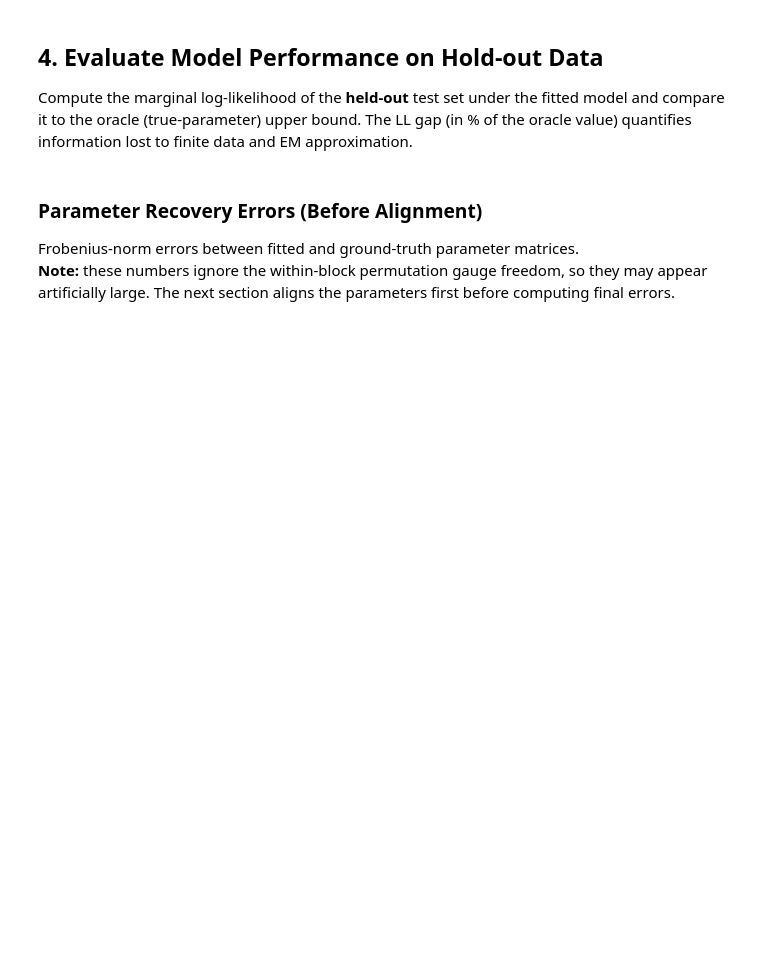
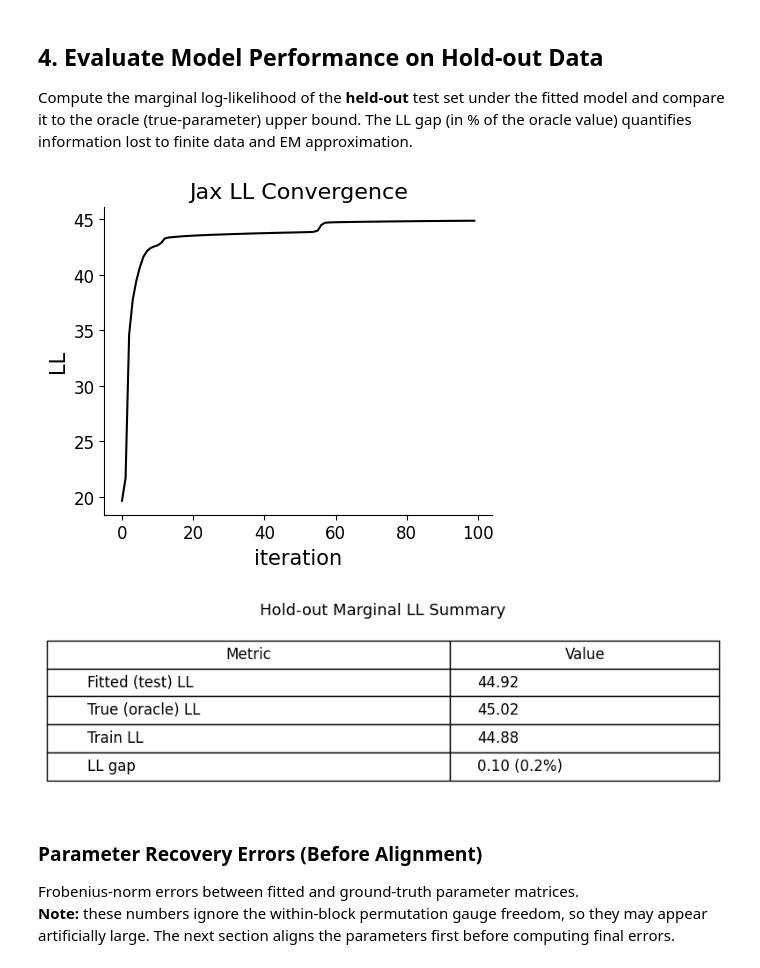
Before and after one commit to kasherri/CTDS, a Jupyter notebook: notebooks/exp0_benchmark.ipynb, the cells around one changed output. Saved outputs shown, nothing was run; the diff lists cells and outputs as text; code cells hidden in the pictures; blank space fills up the shorter version.

```diff
--- a/notebooks/exp0_benchmark.ipynb
+++ b/notebooks/exp0_benchmark.ipynb
@@ -367,8 +389,8 @@ Initialize the model from observations and fit using EM algorithm.
 # %%
 # divide into train and test datasets
 num_train_trials = int(0.8*sample)
-train_datas = batched_observations[:num_train_trials]
-test_datas = batched_observations[num_train_trials:]
+test_datas = batched_observations[:num_train_trials]
+train_datas = batched_observations[num_train_trials:]
 
 #update inital params
 m1=jnp.mean(batched_states[:,0,:], axis=0)
@@ -418,6 +450,10 @@ print(f"✅ Initialization completed in {init_time:.2f} seconds")
 
 Ground-truth parameters and the NMF-initialized parameters are saved to `benchmark_results.pkl` so the SSM comparison section below can reload them without re-running the full generation step.
 # %%
+#compute LL of initialized model
+init_model_train_ll = jnp.mean(vmap_log_prob(demo_params_init, train_datas))
+print(f"Initial model train LL: {init_model_train_ll/T:.4f}")
+
 #save as pickle so we can use these same parameters elsewhere
 save_dir = "/Users/kash/Documents/PNI/Cell_type_dynamical_system"
 os.makedirs(save_dir, exist_ok=True)
@@ -442,6 +478,8 @@ init_params = {
     "C_init": np.array(demo_params_init.emissions.weights),
     "Q_init": np.array(demo_params_init.dynamics.cov),
     "R_init": np.array(demo_params_init.emissions.cov),
+    "init_cov": np.array(demo_params_init.initial.cov),
+    "init_ll": float(init_model_train_ll),
 }
 
 with open(os.path.join(save_dir, "init_params.pkl"), "wb") as f:
@@ -509,38 +561,41 @@ print(f"  Fitted (test):    {fitted_test_ll:.2f} ")
 print(f"  True   (oracle):  {true_test_ll:.2f}")
 print(f"  Train  LL:        {train_ll:.2f}")
 print(f"  LL gap:           {ll_gap:.2f}  ({ll_gap_pct:.1f}% of true LL)")
 """
 #plot logs
 plt.figure(figsize=(5, 4))
-plt.title('LL Convergence', fontsize=16)  # add this line
-plt.plot(test_lls[1:], color = 'k')
+plt.title('Jax LL Convergence', fontsize=16)  # add this line
+plt.plot(test_lls, color = 'k')
 plt.gca().spines['right'].set_visible(False)
 plt.gca().spines['top'].set_visible(False)
 plt.ylabel('LL', fontsize=15)
 plt.xlabel('iteration', fontsize=15)
-plt.savefig(os.path.join(_EXP0_FIG_DIR, "ll_convergence.png"), dpi=300, bbox_inches='tight')
+#plt.savefig(os.path.join(_EXP0_FIG_DIR, "ll_convergence.png"), dpi=300, bbox_inches='tight')
 plt.show()
 
 fig2, ax_table = plt.subplots(figsize=(8, 2.5))  # wider figure too
 ax_table.axis('off')
 table_data = [
     ["Fitted (test) LL",  f"{fitted_test_ll:.2f}"],
     ["True (oracle) LL",  f"{true_test_ll:.2f}"],
-    ["Train LL",          f"{train_ll:.2f}"],
+    ["Train LL",          f"{test_lls[-1]:.2f}"],
     ["LL gap",            f"{ll_gap:.2f} ({ll_gap_pct:.1f}%)"],
 ]
 tab = ax_table.table(
     cellText=table_data,
     colLabels=["Metric", "Value"],
     loc='center',
     cellLoc='left',
     colWidths=[0.6, 0.4],
 )
 tab.scale(1, 2)  # (x_scale, y_scale) — increase y to add row height
 ax_table.set_title("Hold-out Marginal LL Summary", fontsize=13, pad=12)
 fig2.tight_layout()
-fig2.savefig(os.path.join(_EXP0_FIG_DIR, "ll_summary_table.png"), dpi=300, bbox_inches='tight')
+#fig2.savefig(os.path.join(_EXP0_FIG_DIR, "ll_summary_table.png"), dpi=300, bbox_inches='tight')
 fig2.show()
+# %% [output]
+[figure, added]
+[figure, added]
 # %% [markdown]
 ### Parameter Recovery Errors (Before Alignment)
 
```
Also changed, not shown: parts of 15 cells of this notebook, 16 other files.
